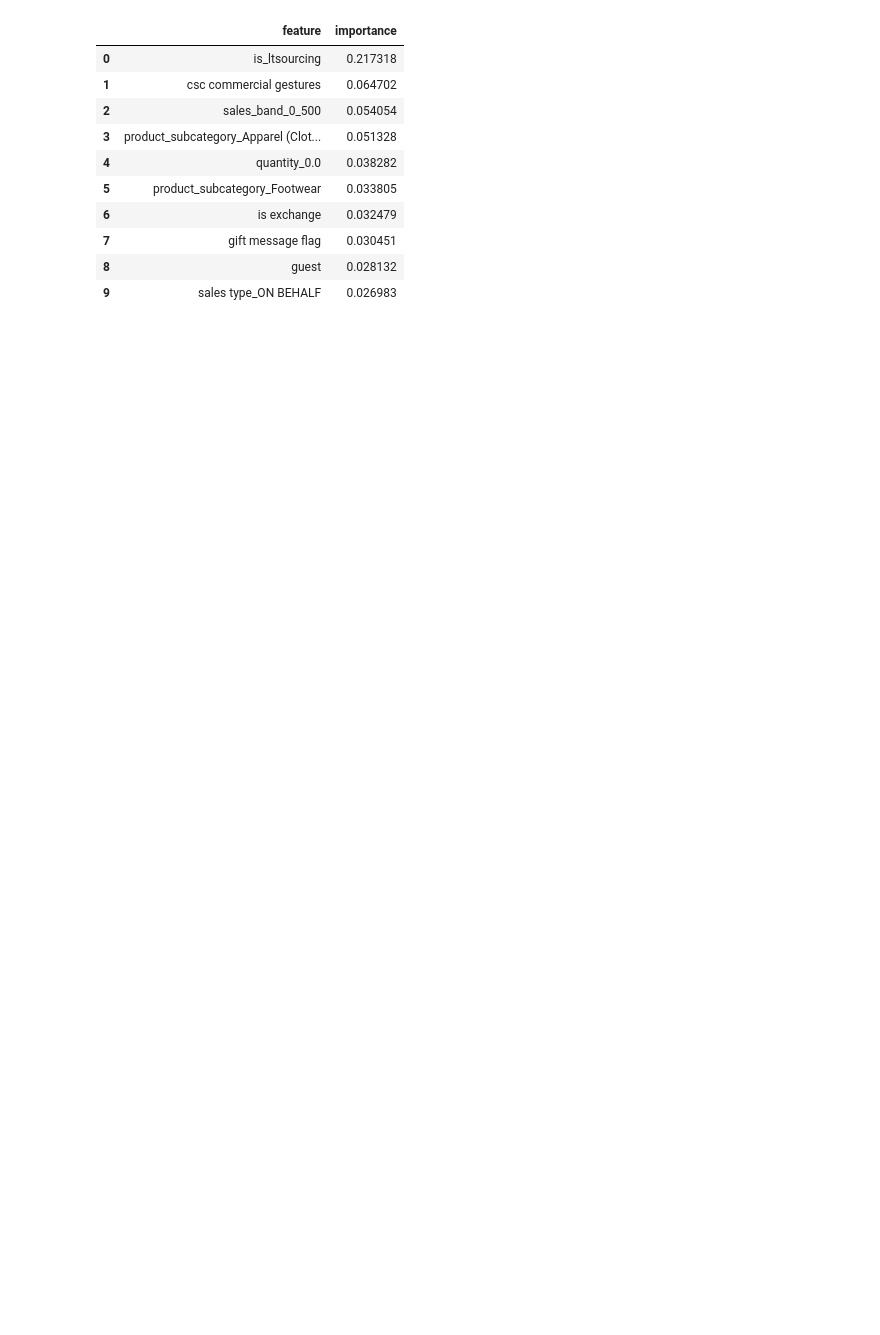
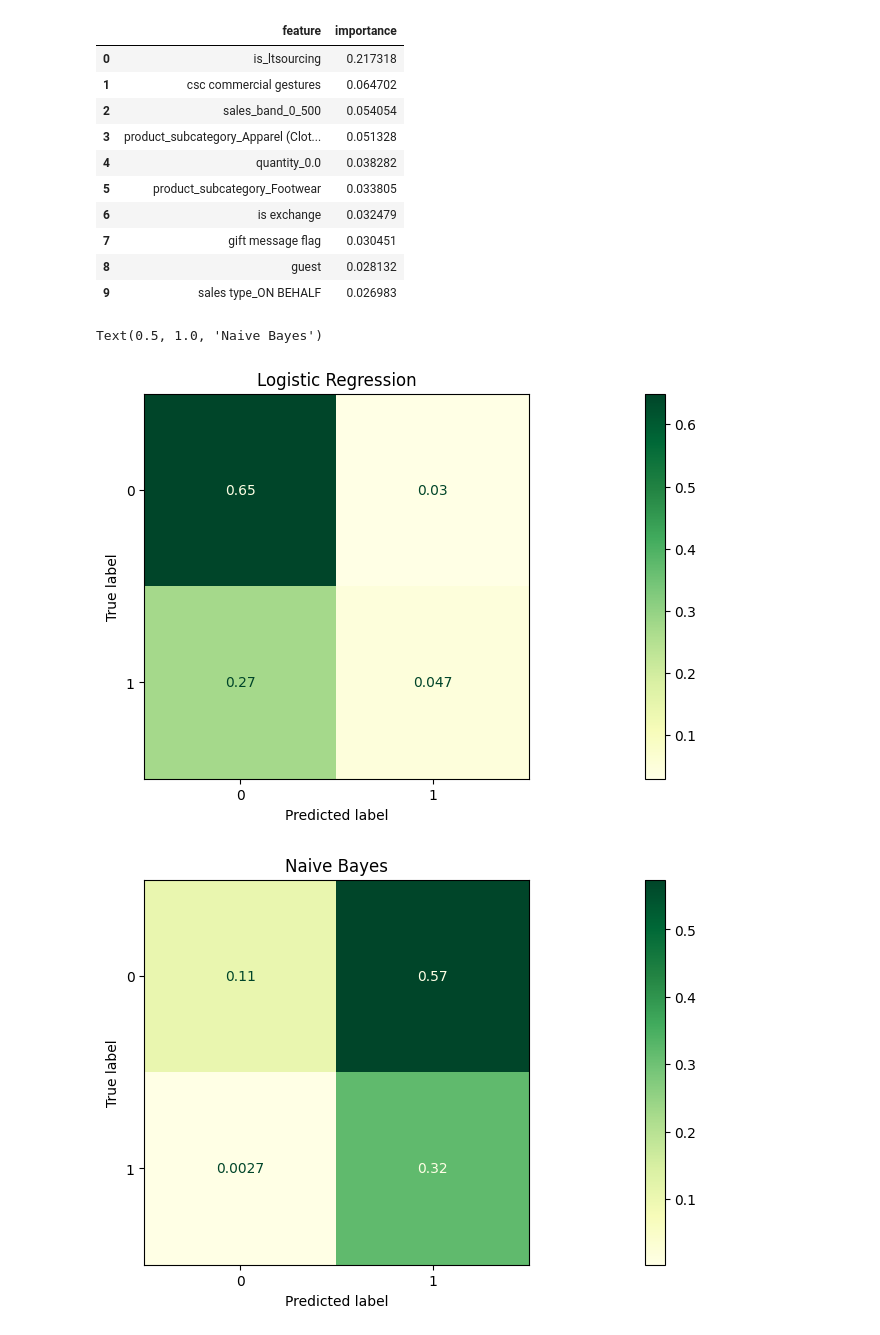
Before and after one commit to ice1O/Luxury-Fashion-Product-Return-Analysis, a Jupyter notebook: Models for Global.ipynb, the cells around one changed output. Saved outputs shown, nothing was run; the diff lists cells and outputs as text; code cells hidden in the pictures; blank space fills up the shorter version.

```diff
--- a/Models for Global.ipynb
+++ b/Models for Global.ipynb
@@ -1098,0 +1147,70 @@ display(FeatureImportanceRF.head(10).reset_index().drop(columns=["index"]))
+# %%
+# FIRST OF ALL, LET US ANALYZE OUR RESULTS FOR THE ACCURACY:
+
+# We observe that the Naive Bayes estimator performs very poorly,
+# while all other estimators perform only slightly better than
+# the baseline model that always predicts the most common class.
+# No model achieves a substantially high accuracy.
+
+# The bad performance of Naive Bayes can be explained by the fact that
+# many features (e.g., U.S. states) are highly correlated,
+# which violates its independence assumption.
+
+# When tuning the threshold, the accuracy barely improves for any model.
+# The optimal threshold remains almost unchanged (close to 0.50),
+# except for Naive Bayes, where it becomes unusually high.
+
+# This very high threshold for Naive Bayes can again be explained by the violation
+# of the independence assumption: the model overpredicts the positive class,
+# so accuracy is maximized only when the threshold is pushed very high
+# to reduce the number of false positives.
+
+# For the other models, the results are different:
+# They already classify the vast majority of observations as class 0 (see the confusion matrix):
+
+# Increasing the threshold does not change this behavior,
+# and lowering it introduces many false positives,
+#in this imbalanced dataset.
+# Therefore, the threshold optimal for accuracy naturally stays around 0.5
+fig, ax = plt.subplots(1, 1, figsize=(30, 5))
+from sklearn.metrics import ConfusionMatrixDisplay
+
+ConfusionMatrixDisplay.from_estimator(
+    lrc, X_test, y_test,
+    normalize='all',
+    cmap=plt.cm.YlGn,
+    ax=ax
+)
+ax.set_title("Logistic Regression")
+
+# NOW LET US ANALYZE THE RESULTS FOR THE F1-SCORE:
+
+# In contrast to accuracy, the optimal threshold for F1 is much lower.
+# This is because the F1-score rewards the balance between precision and recall.
+
+# Since the dataset is imbalanced, most models predict almost exclusively class 0
+# at the default threshold. To obtain more true positives and improve recall,
+# the threshold must be reduced.
+
+# However, the threshold cannot be lowered too much either,
+# because precision penalizes false positives.
+# As a result, the threshold selected for F1 is always a compromise:
+# low enough to capture positive cases, but not too low to avoid collapsing precision.
+
+#The only exception is Naive Bayes which already predicts most true positives and does not need to lower the threshol
+fig, ax1 = plt.subplots(1, 1, figsize=(30, 5))
+from sklearn.metrics import ConfusionMatrixDisplay
+
+ConfusionMatrixDisplay.from_estimator(
+    nbc, X_test, y_test,
+    normalize='all',
+    cmap=plt.cm.YlGn,
+    ax=ax1
+)
+ax1.set_title("Naive Bayes")
+
+#As we also split the data into 8 categoris let us see if we have a better peformance for the f1-score
+# %% [output]
+Text(0.5, 1.0, 'Naive Bayes')
+[figure, added]
+[figure, added]
```
Also changed, not shown: parts of 19 cells of this notebook, 1 other file.
